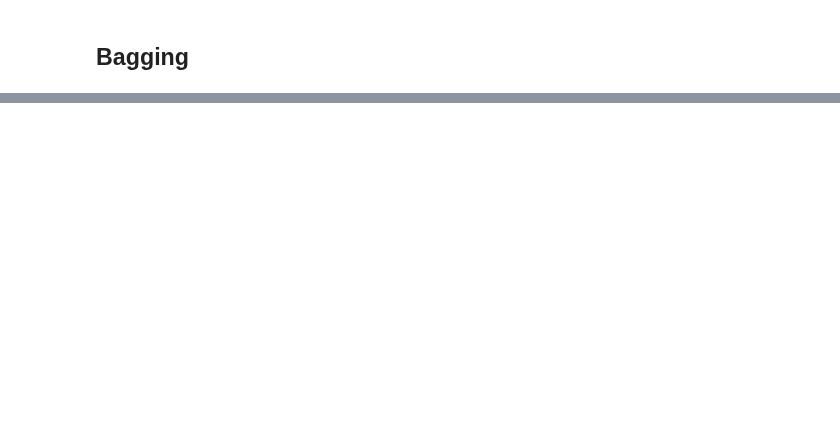
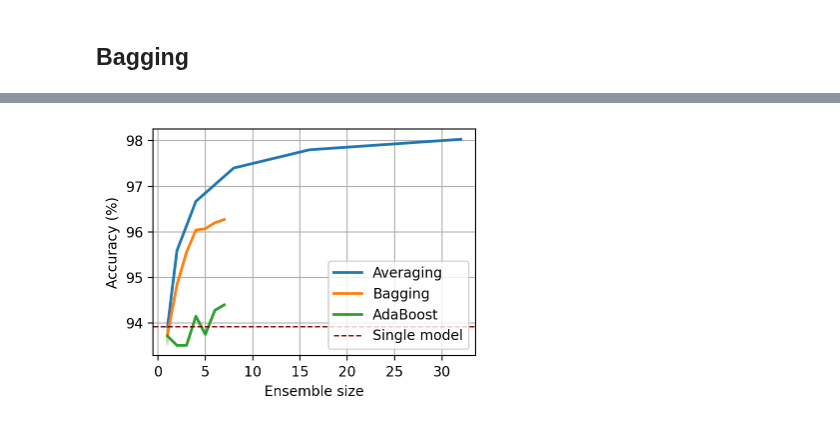
Before and after one commit to oliviaweng/logicnets, a Jupyter notebook: examples/mnist/plots/analysis.ipynb, the cells around one changed output, grey strips where cells are left out. Cells and saved outputs as stored; diff of their text form; code cells hidden in the pictures; blank space fills up the shorter version.

```diff
--- a/examples/mnist/plots/analysis.ipynb
+++ b/examples/mnist/plots/analysis.ipynb
@@ -208,0 +314,7 @@ UnboundLocalError: cannot access local variable 'model_size' where it is not ass
+# %%
+averaging_df["ensemble_method"] = averaging_df["tag"].apply(lambda x: "Averaging")
+bagging_df["ensemble_method"] = bagging_df["tag"].apply(lambda x: "Bagging")
+adaboost_df["ensemble_method"] = adaboost_df["tag"].apply(lambda _: "AdaBoost")
+all_df = pd.concat([averaging_df, bagging_df, adaboost_df])
+all_df = add_single_model_data(all_df)
+all_df
@@ -208,0 +339,26 @@ UnboundLocalError: cannot access local variable 'model_size' where it is not ass
+# %%
+# Line plot for degree 1
+plot_df = all_df[all_df["tag"] == "deg1"]
+fig, ax = plt.subplots(figsize=(4, 3))
+
+ax = sns.lineplot(
+    data=plot_df,
+    x="ensemble_size",
+    y="accuracy",
+    hue="ensemble_method",
+    errorbar=(lambda x: (x.min(), x.max())),
+    err_kws={"linewidth": 2},
+    linewidth=2,
+)
+
+plt.axhline(y=BEST_SINGLE_MODEL["accuracy"], linewidth=1, linestyle="--", color="maroon", label="Single model")
+
+ax.grid()
+ax.legend(loc="lower right")
+
+ax.set_xlabel("Ensemble size")
+ax.set_ylabel("Accuracy (%)")
+
+fig.tight_layout()
+# %% [output]
+[figure, added]
```
Also changed, not shown: parts of 9 cells of this notebook, 16 other files.
